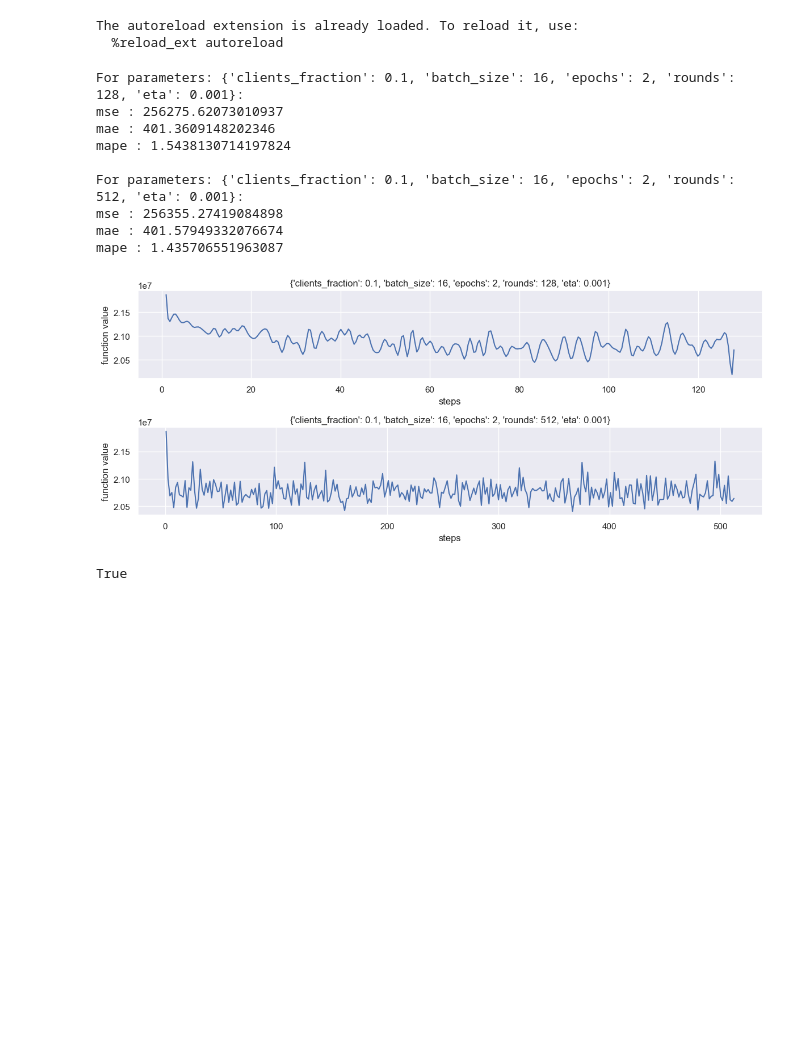
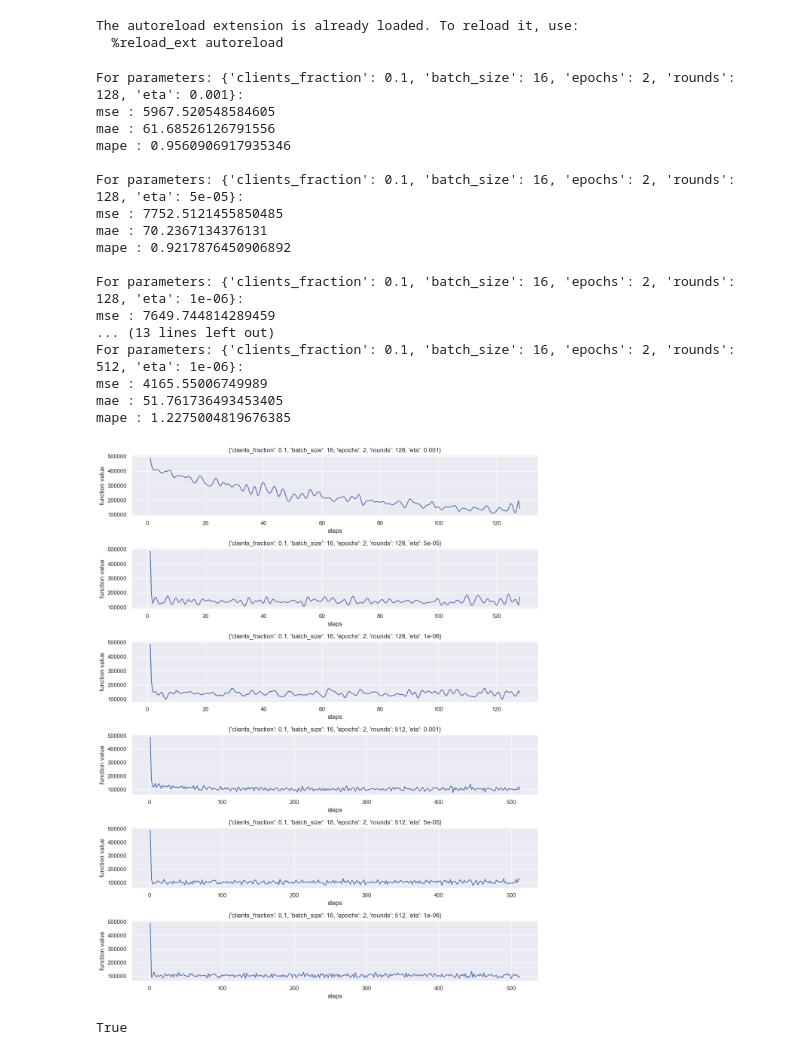
Before and after one commit to locllos/felere, a Jupyter notebook: source/playground.ipynb, the cells around one changed output. Drawn from its saved outputs; the diff is of its cells as text; code cells hidden in the pictures; blank space fills up the shorter version.

```diff
--- a/source/playground.ipynb
+++ b/source/playground.ipynb
@@ -41,12 +41,12 @@ def draw_linear(
   plt.ylabel("y")
   plt.legend()
 # %%
-n_samples = 4096 * 4
-n_features = 1
+n_samples = 1024 * 4
+n_features = 4
 n_targets = 1
 # %%
 bias_actual = 32.
-noise = 512
+noise = 64
 # %%
 X, Y, coeff_actual = make_regression(
   n_samples=n_samples,
@@ -97,43 +95,51 @@ from common.pipeline import Pipeline
 # %%
 mse = MSERidgeLinear(n_features=n_features)
 avg = FederatedAveraging(mse, distributor)
 
 parameters = {
   "clients_fraction": [0.1],
   "batch_size": [16],
   "epochs": [2],
   "rounds": [128, 512],
-  "eta": [1e-3],
+  "eta": [1e-3, 0.5e-4, 1e-6],
 }
 metrics = {
   "mse" : mean_squared_error,
   "mae" : mean_absolute_error,
   "mape" : mean_absolute_percentage_error
 }
 
 pipeline = Pipeline(
   optimizer=avg,
   parameters=parameters,
   metrics=metrics,
-  X_test=X_test,
-  y_test=y_test
+  X_val=X_test,
+  y_val=y_test
 )
 
 best, best_params = pipeline.run(
   choose_best_by="mae",
   show_history="smooth"
 )
 # %% [output]
 For parameters: {'clients_fraction': 0.1, 'batch_size': 16, 'epochs': 2, 'rounds': 128, 'eta': 0.001}:
-mse : 256275.62073010937
-mae : 401.3609148202346
-mape : 1.5438130714197824
+mse : 5967.520548584605
+mae : 61.68526126791556
+mape : 0.9560906917935346
 
-For parameters: {'clients_fraction': 0.1, 'batch_size': 16, 'epochs': 2, 'rounds': 512, 'eta': 0.001}:
-mse : 256355.27419084898
-mae : 401.57949332076674
-mape : 1.435706551963087
+For parameters: {'clients_fraction': 0.1, 'batch_size': 16, 'epochs': 2, 'rounds': 128, 'eta': 5e-05}:
+mse : 7752.5121455850485
+mae : 70.2367134376131
+mape : 0.9217876450906892
+
+For parameters: {'clients_fraction': 0.1, 'batch_size': 16, 'epochs': 2, 'rounds': 128, 'eta': 1e-06}:
+mse : 7649.744814289459
+... (13 lines left out)
+For parameters: {'clients_fraction': 0.1, 'batch_size': 16, 'epochs': 2, 'rounds': 512, 'eta': 1e-06}:
+mse : 4165.55006749989
+mae : 51.761736493453405
+mape : 1.2275004819676385
-[figure, old version]
+[figure, new version]
 # %%
 string = "hello"
 type(string) is str
```
Also changed, not shown: parts of 2 cells of this notebook, 2 other files.
